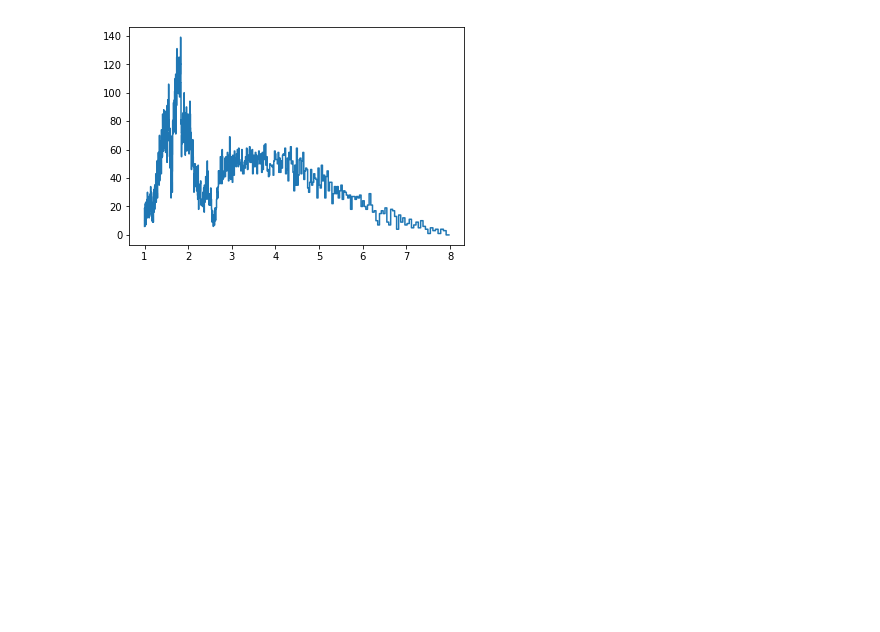
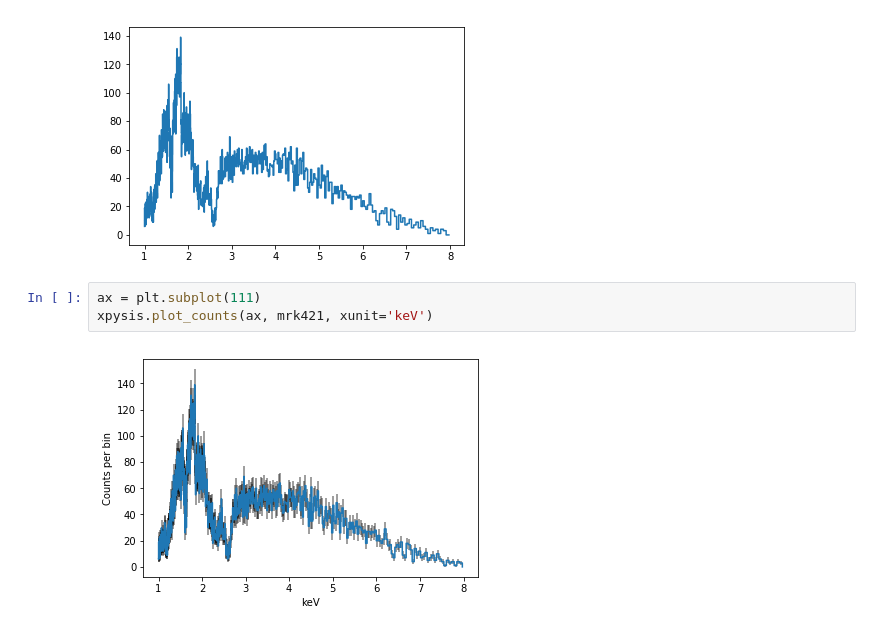
Before and after one commit to eblur/pyxsis, a Jupyter notebook: notebooks/Binned_Spectrum.ipynb, the cells around one changed output. Saved outputs shown, nothing was run; the diff lists cells and outputs as text; blank space fills up the shorter version.

```diff
--- a/notebooks/Binned_Spectrum.ipynb
+++ b/notebooks/Binned_Spectrum.ipynb
@@ -59,3 +62,8 @@ plt.step(test_lo, test_counts)
 # %% [output]
 [<matplotlib.lines.Line2D at 0x...>]
 [figure]
+# %%
+ax = plt.subplot(111)
+xpysis.plot_counts(ax, mrk421, xunit='keV')
+# %% [output]
+[figure, added]
```
Also changed, not shown: parts of 1 cell of this notebook, 1 other file.
